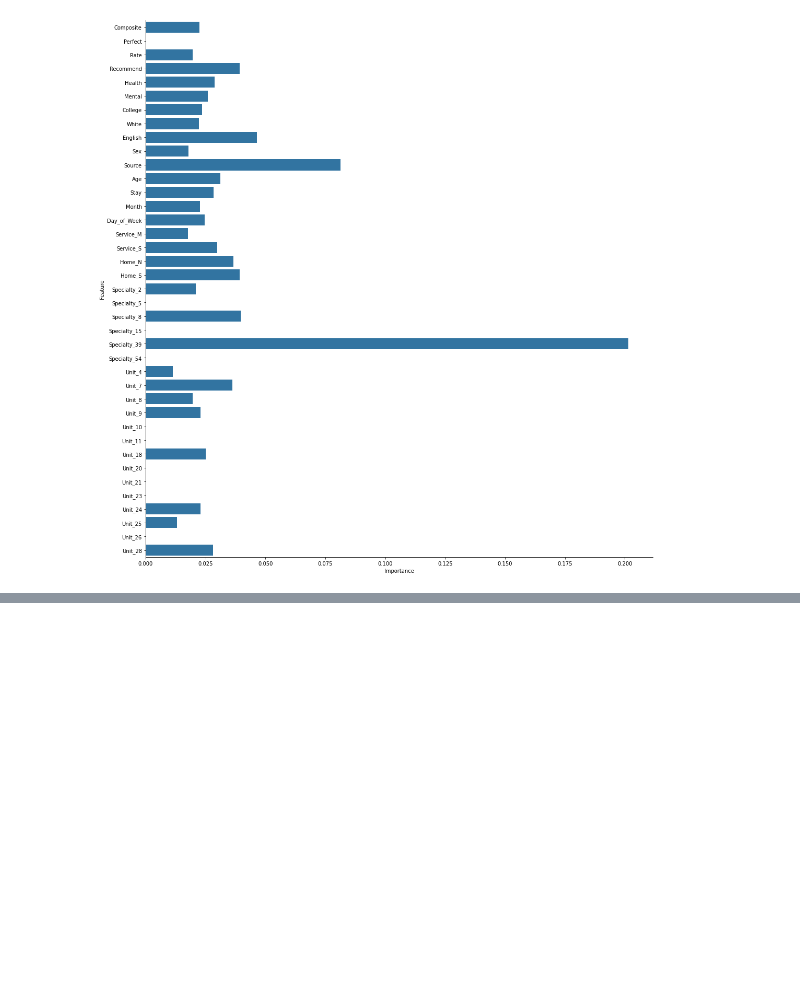
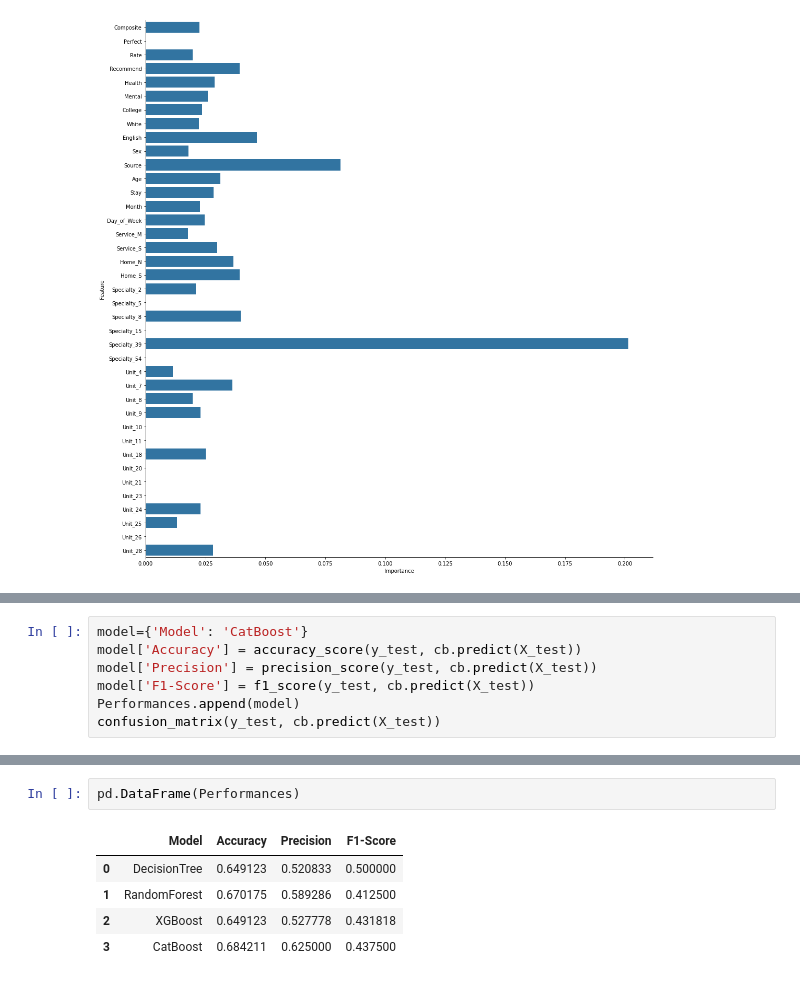
Before and after one commit to benvictoria17/DataAnalytics, a Jupyter notebook: Data Analysis & Predictive Model.ipynb, the cells around one changed output, grey strips where cells are left out. Saved outputs shown, nothing was run; the diff lists cells and outputs as text; blank space fills up the shorter version.

```diff
--- a/Data Analysis & Predictive Model.ipynb
+++ b/Data Analysis & Predictive Model.ipynb
@@ -788,0 +641,7 @@ plt.show()
+# %%
+model={'Model': 'CatBoost'}
+model['Accuracy'] = accuracy_score(y_test, cb.predict(X_test))
+model['Precision'] = precision_score(y_test, cb.predict(X_test))
+model['F1-Score'] = f1_score(y_test, cb.predict(X_test))
+Performances.append(model)
+confusion_matrix(y_test, cb.predict(X_test))
@@ -788,0 +670,8 @@ plt.show()
+# %%
+pd.DataFrame(Performances)
+# %% [output]
+|  | Model | Accuracy | Precision | F1-Score |
+| 0 | DecisionTree | 0.649123 | 0.520833 | 0.500000 |
+| 1 | RandomForest | 0.670175 | 0.589286 | 0.412500 |
+| 2 | XGBoost | 0.649123 | 0.527778 | 0.431818 |
+| 3 | CatBoost | 0.684211 | 0.625000 | 0.437500 |
```
Also changed, not shown: parts of 21 cells of this notebook.
